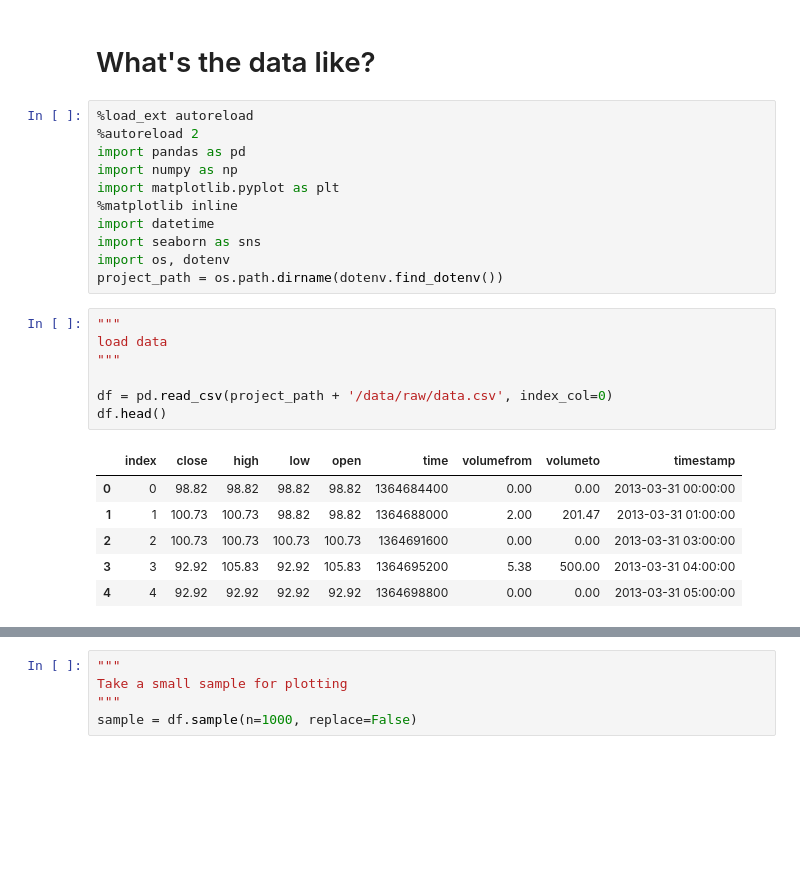
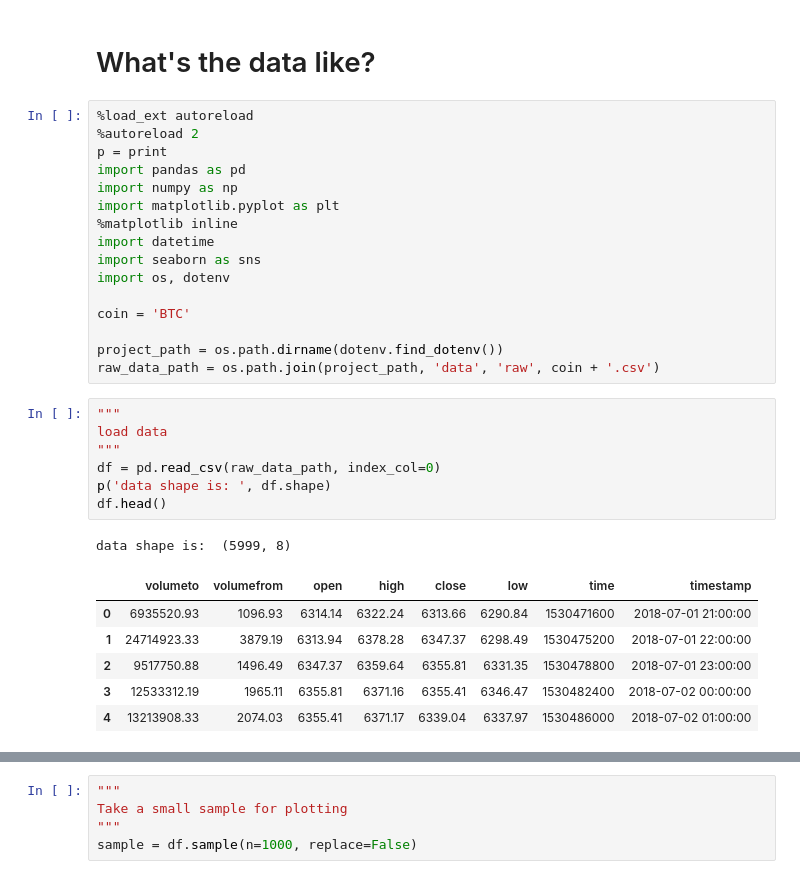
Before and after one commit to daniel-cortez-stevenson/crypto-predict, a Jupyter notebook: notebooks/data_exploration.ipynb, the cells around one changed output, grey strips where cells are left out. Drawn from its saved outputs; the diff is of its cells as text; blank space fills up the shorter version.

```diff
--- a/notebooks/data_exploration.ipynb
+++ b/notebooks/data_exploration.ipynb
@@ -3,6 +3,7 @@
 # %%
 %load_ext autoreload
 %autoreload 2
+p = print
 import pandas as pd
 import numpy as np
 import matplotlib.pyplot as plt
@@ -10,21 +11,26 @@ import matplotlib.pyplot as plt
 import datetime
 import seaborn as sns
 import os, dotenv
+
+coin = 'BTC'
+
 project_path = os.path.dirname(dotenv.find_dotenv())
+raw_data_path = os.path.join(project_path, 'data', 'raw', coin + '.csv')
 # %%
 """
 load data
 """
-
-df = pd.read_csv(project_path + '/data/raw/data.csv', index_col=0)
+df = pd.read_csv(raw_data_path, index_col=0)
+p('data shape is: ', df.shape)
 df.head()
 # %% [output]
+data shape is:  (5999, 8)
-|  | index | close | high | low | open | time | volumefrom | volumeto | timestamp |
-| 0 | 0 | 98.82 | 98.82 | 98.82 | 98.82 | 1364684400 | 0.00 | 0.00 | 2013-03-31 00:00:00 |
-| 1 | 1 | 100.73 | 100.73 | 98.82 | 98.82 | 1364688000 | 2.00 | 201.47 | 2013-03-31 01:00:00 |
-| 2 | 2 | 100.73 | 100.73 | 100.73 | 100.73 | 1364691600 | 0.00 | 0.00 | 2013-03-31 03:00:00 |
-| 3 | 3 | 92.92 | 105.83 | 92.92 | 105.83 | 1364695200 | 5.38 | 500.00 | 2013-03-31 04:00:00 |
-| 4 | 4 | 92.92 | 92.92 | 92.92 | 92.92 | 1364698800 | 0.00 | 0.00 | 2013-03-31 05:00:00 |
+|  | volumeto | volumefrom | open | high | close | low | time | timestamp |
+| 0 | 6935520.93 | 1096.93 | 6314.14 | 6322.24 | 6313.66 | 6290.84 | 1530471600 | 2018-07-01 21:00:00 |
+| 1 | 24714923.33 | 3879.19 | 6313.94 | 6378.28 | 6347.37 | 6298.49 | 1530475200 | 2018-07-01 22:00:00 |
+| 2 | 9517750.88 | 1496.49 | 6347.37 | 6359.64 | 6355.81 | 6331.35 | 1530478800 | 2018-07-01 23:00:00 |
+| 3 | 12533312.19 | 1965.11 | 6355.81 | 6371.16 | 6355.41 | 6346.47 | 1530482400 | 2018-07-02 00:00:00 |
+| 4 | 13213908.33 | 2074.03 | 6355.41 | 6371.17 | 6339.04 | 6337.97 | 1530486000 | 2018-07-02 01:00:00 |
 # %%
 """
 descriptive stats
```
Also changed, not shown: parts of 6 cells of this notebook, 11 other files.
